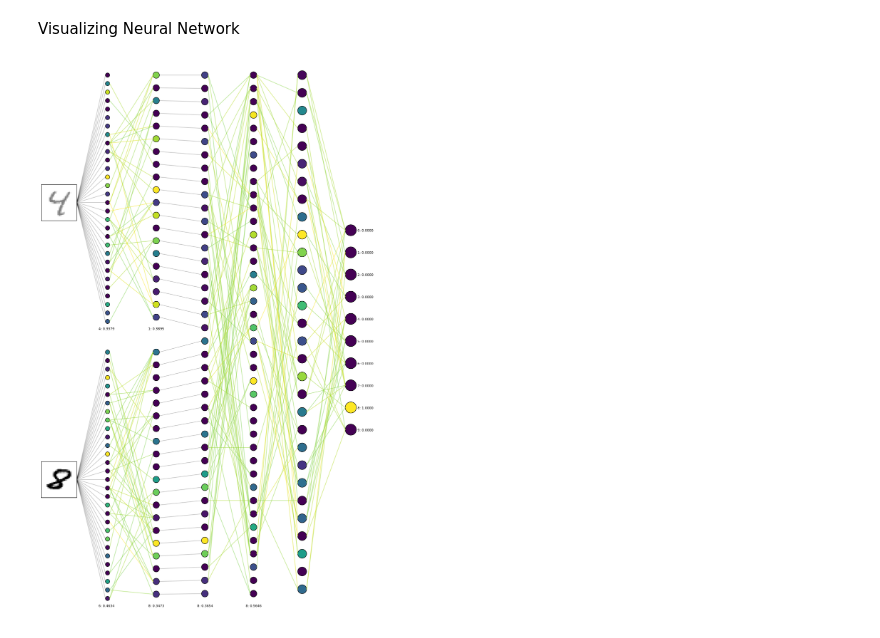
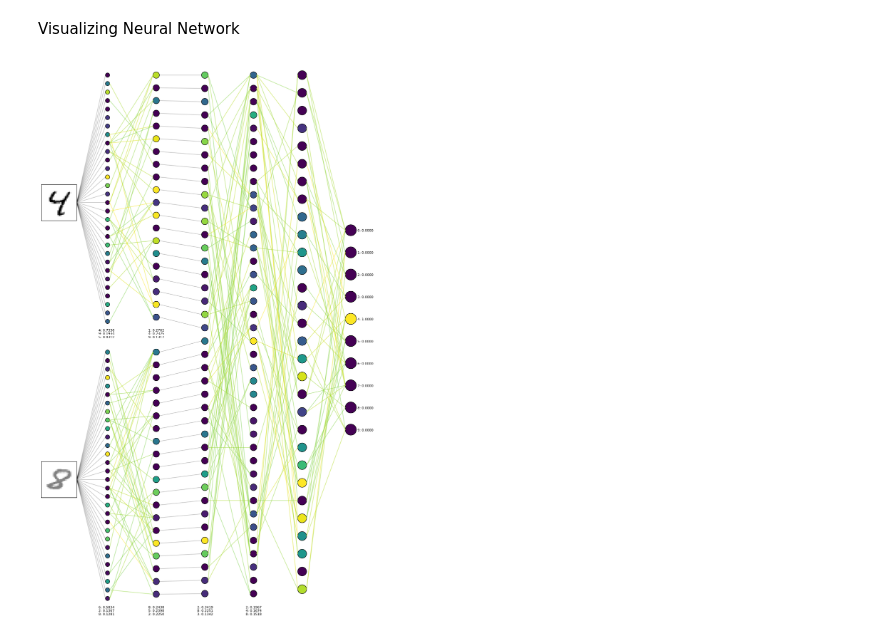
Before and after one commit to hugobbi/mnist-visual-fields, a Jupyter notebook: mnist_visual_fields_main.ipynb, the cells around one changed output. Saved outputs shown, nothing was run; the diff lists cells and outputs as text; code cells hidden in the pictures.

Commit message:
Adding possibility to visualize k highest activation digits for each layer

```diff
--- a/mnist_visual_fields_main.ipynb
+++ b/mnist_visual_fields_main.ipynb
@@ -555,13 +565,16 @@ def is_double_visual_field_model(model):
 def is_left_visual_field_model(model):
     return not is_double_visual_field_model(model) and 'left' in model.input.name
 
-def compute_digit_model_predicts(model, *data):
+def compute_digits_model_predicts(model: keras.Model, *data: np.array) -> List[Tuple[int, float]]:
     '''
-        Returns the digit the model predicts for the given input data
+        Returns a list with the activations of the output layer of the model for each digit.
+        The list is sorted in descending order of activation.
 
         Input:
         model: keras.Model: model to be used for prediction
         *data: np.array: input data to be used for prediction, could be one or two arrays
+
+        Output: [(digit, activation), ...]
 
     '''
     activations = None
@@ -573,7 +586,13 @@ def compute_digit_model_predicts(model, *data):
         else:
             activations = model([data[1]], training=False)[0]
 
-    return (tf.argmax(activations).numpy(), tf.reduce_max(activations).numpy())
+    digit_activations = []
+    for digit, activation in enumerate(activations):
+        digit_activations.append((digit, activation.numpy()))
+
+    digit_activations = sorted(digit_activations, key=lambda item: item[1], reverse=True)
+
+    return digit_activations
 # %% [markdown]
 Single visual field
 # %%
@@ -761,6 +780,7 @@ def display_double_visual_field_mnist_nn_execution(
     max_neurons,
     weight_plot_threshold,
     output_models=None,
+    k=2,
     x_data=None,
     left_vf_digit: Tuple[int, float] = None,
     right_vf_digit: Tuple[int, float] = None,
@@ -1018,16 +1038,24 @@ def display_double_visual_field_mnist_nn_execution(
         if is_concatenate_layer:
             is_concatenate_layer = False  # It will not be the concatenate layer anymore
 
-        # -- Plotting digit and activation of hidden layers --
+        # -- Plotting k digits and activations of hidden layers --
         for out_model in output_models:
             if layer.model.name == [layer.name for layer in out_model.layers][-2]: # If there is a corresponding output model
-                out_digit, out_activation = compute_digit_model_predicts(out_model, input_data_left, input_data_right)
+                digits_activations = compute_digits_model_predicts(
+                    out_model, input_data_left, input_data_right
+                    )
+
+                text_string = ''
+                for i in range(k):
+                    eol = '\n' if i != k - 1 else ''
+                    text_string += f'{digits_activations[i][0]}: {digits_activations[i][1]:.4f}{eol}'
+
                 text_offset_x = -0.02
-                text_offset_y = 0.0
+                text_offset_y = 0.015
                 text = plt.Text(
                     current_position.x + neuron.radius + text_offset_x,
                     current_position.y - text_offset_y,
-                    f"{out_digit}: {out_activation:.4f}",
+                    text_string,
                     fontsize=8,
                     color="k",
                 )
@@ -1179,12 +1204,13 @@ output_models = [keras.models.load_model(out_models_path + out_model_filename) f
 # %%
 display_double_visual_field_mnist_nn_execution(
     model_t1,
     output_models=output_models,
+    k=3,
     max_neurons=300,
     weight_plot_threshold=0.8,
     x_data=x_test,
-    left_vf_digit=(6, 0.5),
-    right_vf_digit=(61, 1),
+    left_vf_digit=(6, 1),
+    right_vf_digit=(61, 0.5),
 )
 # %% [output]
-[figure, old version]
+[figure, new version]
```
Also changed, not shown: parts of 2 cells of this notebook, 1 other file.
